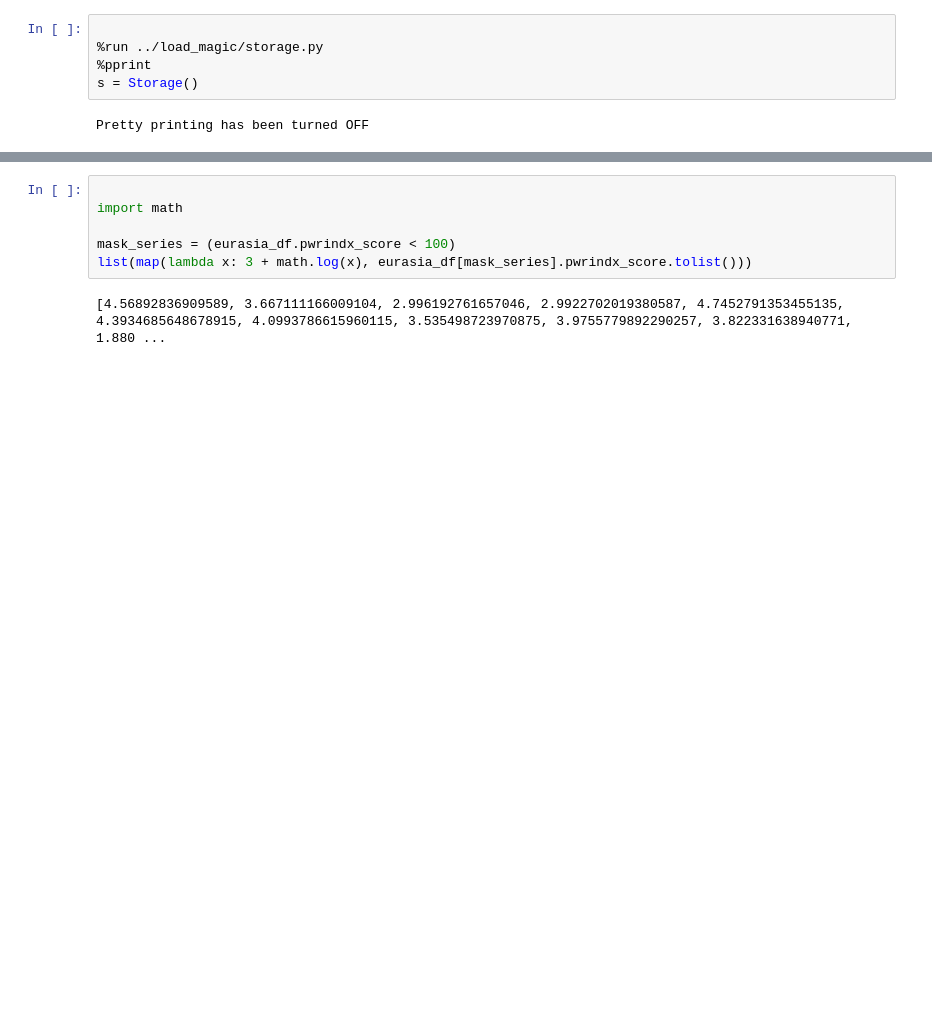
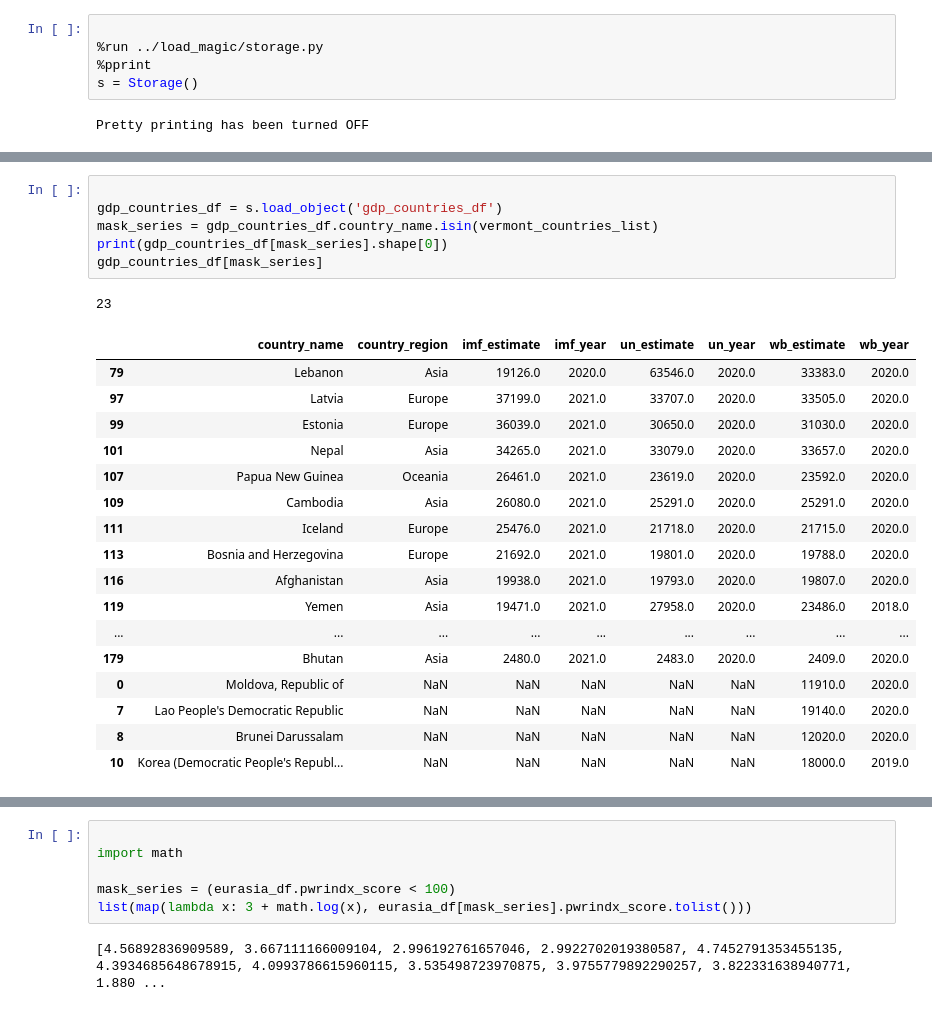
Before and after one commit to dbabbitt/StatsByCountry, a Jupyter notebook: ipynb/Eurasia Explorations.ipynb, the cells around one changed output, grey strips where cells are left out. Saved outputs shown, nothing was run; the diff lists cells and outputs as text; blank space fills up the shorter version.

```diff
--- a/ipynb/Eurasia Explorations.ipynb
+++ b/ipynb/Eurasia Explorations.ipynb
@@ -38,0 +53,25 @@ eurasia_df[columns_list].sort_values(['pwrindx_score'], ascending=[False])
+# %%
+
+gdp_countries_df = s.load_object('gdp_countries_df')
+mask_series = gdp_countries_df.country_name.isin(vermont_countries_list)
+print(gdp_countries_df[mask_series].shape[0])
+gdp_countries_df[mask_series]
+# %% [output]
+23
+|  | country_name | country_region | imf_estimate | imf_year | un_estimate | un_year | wb_estimate | wb_year |
+| 79 | Lebanon | Asia | 19126.0 | 2020.0 | 63546.0 | 2020.0 | 33383.0 | 2020.0 |
+| 97 | Latvia | Europe | 37199.0 | 2021.0 | 33707.0 | 2020.0 | 33505.0 | 2020.0 |
+| 99 | Estonia | Europe | 36039.0 | 2021.0 | 30650.0 | 2020.0 | 31030.0 | 2020.0 |
+| 101 | Nepal | Asia | 34265.0 | 2021.0 | 33079.0 | 2020.0 | 33657.0 | 2020.0 |
+| 107 | Papua New Guinea | Oceania | 26461.0 | 2021.0 | 23619.0 | 2020.0 | 23592.0 | 2020.0 |
+| 109 | Cambodia | Asia | 26080.0 | 2021.0 | 25291.0 | 2020.0 | 25291.0 | 2020.0 |
+| 111 | Iceland | Europe | 25476.0 | 2021.0 | 21718.0 | 2020.0 | 21715.0 | 2020.0 |
+| 113 | Bosnia and Herzegovina | Europe | 21692.0 | 2021.0 | 19801.0 | 2020.0 | 19788.0 | 2020.0 |
+| 116 | Afghanistan | Asia | 19938.0 | 2021.0 | 19793.0 | 2020.0 | 19807.0 | 2020.0 |
+| 119 | Yemen | Asia | 19471.0 | 2021.0 | 27958.0 | 2020.0 | 23486.0 | 2018.0 |
+| ... | ... | ... | ... | ... | ... | ... | ... | ... |
+| 179 | Bhutan | Asia | 2480.0 | 2021.0 | 2483.0 | 2020.0 | 2409.0 | 2020.0 |
+| 0 | Moldova, Republic of | NaN | NaN | NaN | NaN | NaN | 11910.0 | 2020.0 |
+| 7 | Lao People's Democratic Republic | NaN | NaN | NaN | NaN | NaN | 19140.0 | 2020.0 |
+| 8 | Brunei Darussalam | NaN | NaN | NaN | NaN | NaN | 12020.0 | 2020.0 |
+| 10 | Korea (Democratic People's Republ... | NaN | NaN | NaN | NaN | NaN | 18000.0 | 2019.0 |
```
Also changed, not shown: parts of 9 cells of this notebook, 44 other files.
